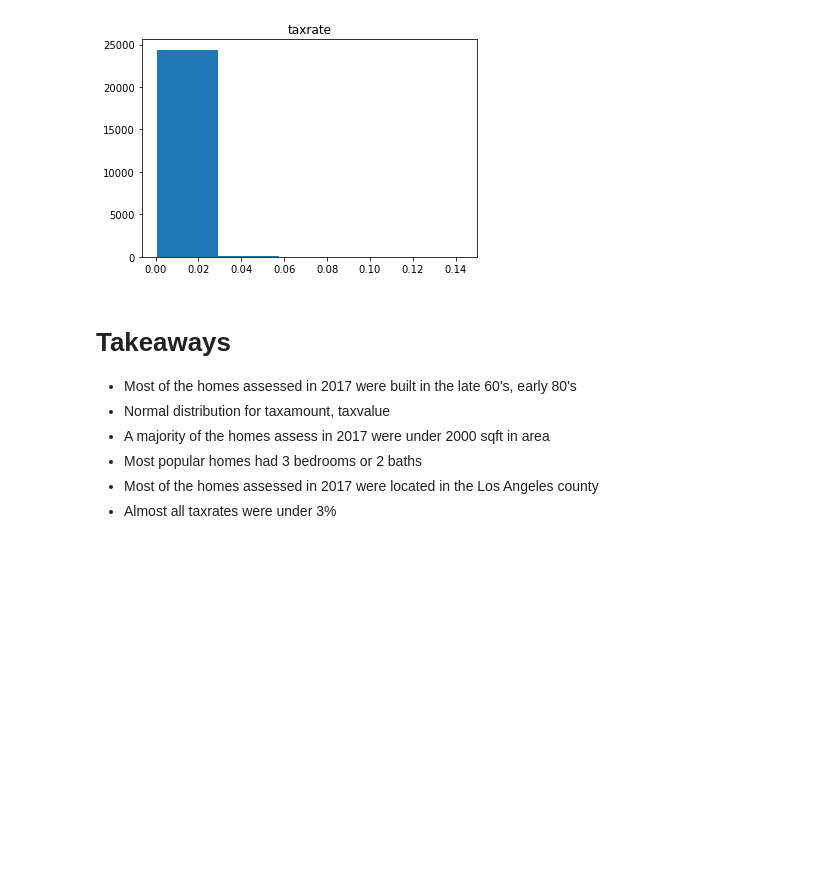
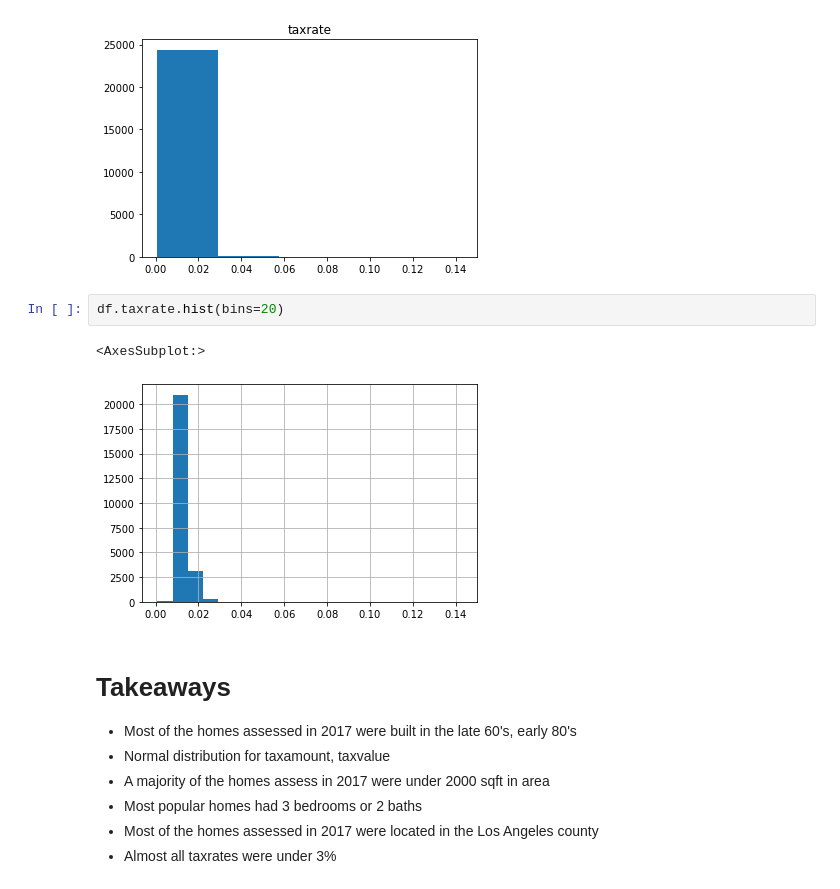
Before and after one commit to lopezelihezer/zillow_regression_project, a Jupyter notebook: Zillow_Regression_Project.ipynb, the cells around one changed output. Saved outputs shown, nothing was run; the diff lists cells and outputs as text; blank space fills up the shorter version.

```diff
--- a/Zillow_Regression_Project.ipynb
+++ b/Zillow_Regression_Project.ipynb
@@ -163,6 +191,11 @@ for i, col in enumerate(df.columns):
 [figure]
 [figure]
 [figure]
+# %%
+df.taxrate.hist(bins=20)
+# %% [output]
+<AxesSubplot:>
+[figure, added]
 # %% [markdown]
 # Takeaways
  - Most of the homes assessed in 2017 were built in the late 60's, early 80's
```
Also changed, not shown: parts of 6 cells of this notebook, 1 other file.
